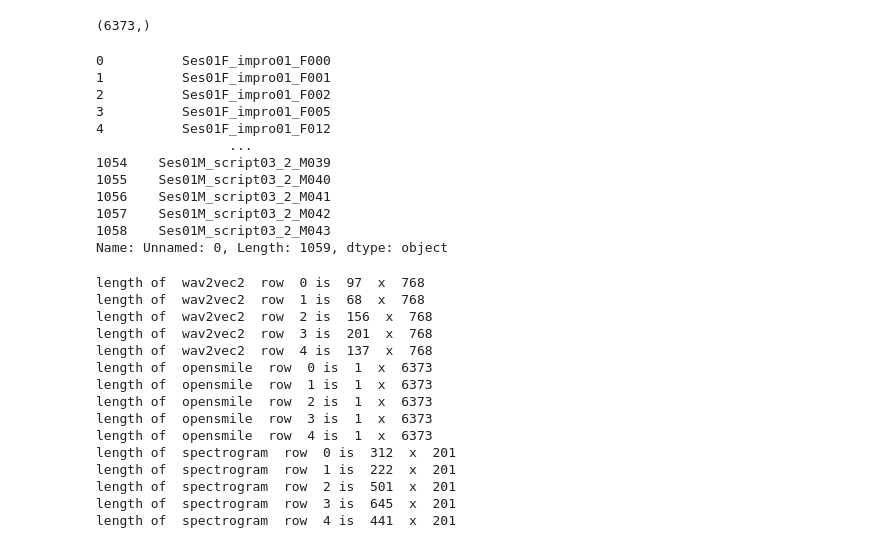
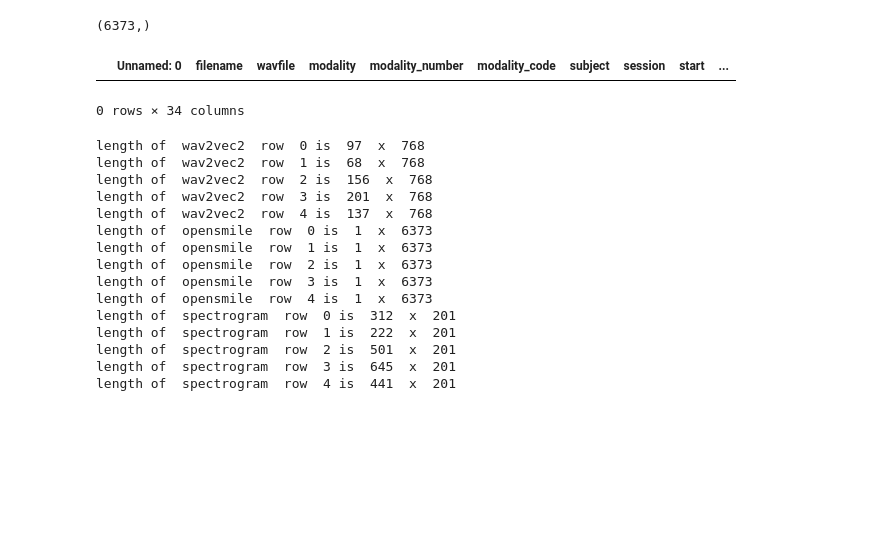
Before and after one commit to agnieszkalenart/thesis_erc, a Jupyter notebook: feature_extraction/extract_wav2vec2/main.ipynb, the cells around one changed output. Saved outputs shown, nothing was run; the diff lists cells and outputs as text; code cells hidden in the pictures; blank space fills up the shorter version.

```diff
--- a/feature_extraction/extract_wav2vec2/main.ipynb
+++ b/feature_extraction/extract_wav2vec2/main.ipynb
@@ -39,20 +39,10 @@ data['opensmile'][0].shape
 # %% [output]
 (6373,)
 # %%
-data['Unnamed: 0']
+data[data['Unnamed: 0']=='Ses01F_impro04_M010']
 # %% [output]
+|  | Unnamed: 0 | filename | wavfile | modality | modality_number | modality_code | subject | session | start | ... |
-0          Ses01F_impro01_F000
-1          Ses01F_impro01_F001
-2          Ses01F_impro01_F002
-3          Ses01F_impro01_F005
-4          Ses01F_impro01_F012
-                 ...
-1054    Ses01M_script03_2_M039
-1055    Ses01M_script03_2_M040
-1056    Ses01M_script03_2_M041
-1057    Ses01M_script03_2_M042
-1058    Ses01M_script03_2_M043
-Name: Unnamed: 0, Length: 1059, dtype: object
+0 rows × 34 columns
 # %%
 opensmile_dict = dict(zip(data['Unnamed: 0'], data['opensmile']))
 # %%
```
Also changed, not shown: 4 other files.
